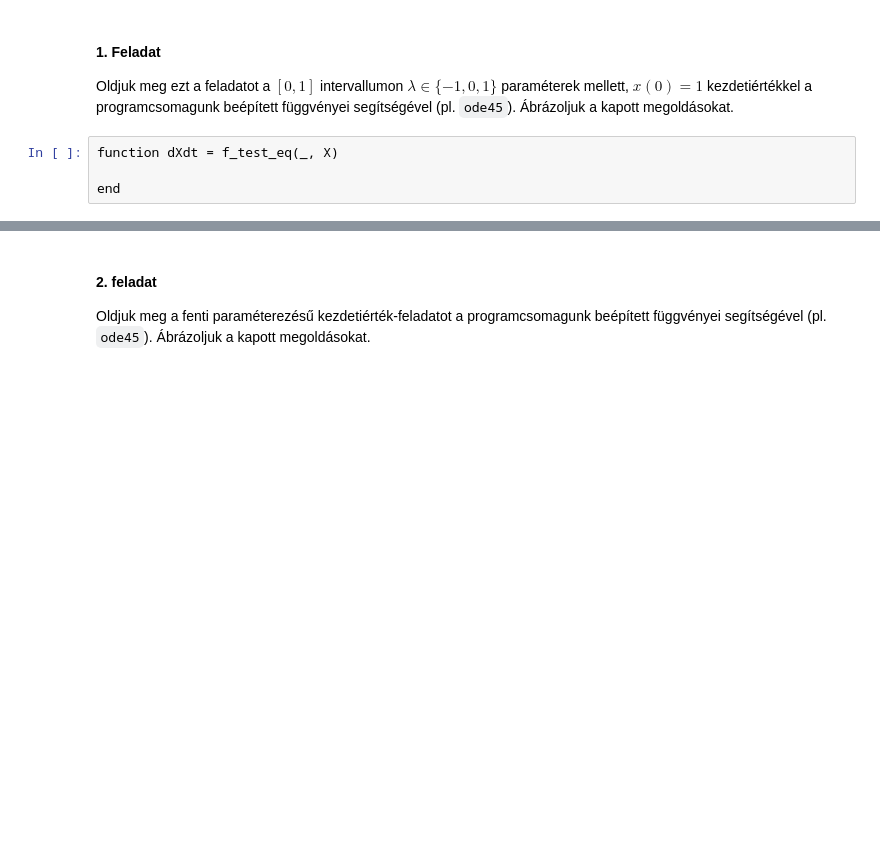
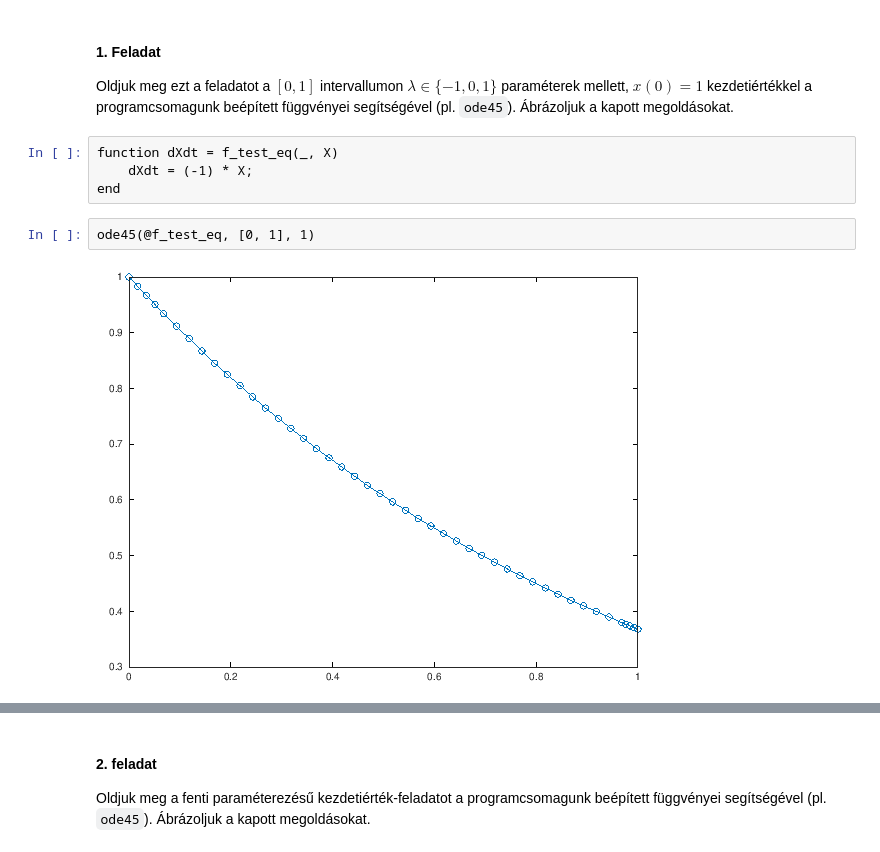
Before and after one commit to absurd-zipper/aaszm2, a Jupyter notebook: 5.feladatsor.ipynb, the cells around one changed output, grey strips where cells are left out. Saved outputs shown, nothing was run; the diff lists cells and outputs as text; blank space fills up the shorter version.

```diff
--- a/5.feladatsor.ipynb
+++ b/5.feladatsor.ipynb
@@ -18,5 +29,9 @@ ahol $\lambda \in \mathbb{C}$ paraméter.
 Oldjuk meg ezt a feladatot a $[0,1]$ intervallumon $\lambda \in \{-1, 0, 1\}$ paraméterek mellett, $x(0) = 1$ kezdetiértékkel a programcsomagunk beépített függvényei segítségével (pl. `ode45`). Ábrázoljuk a kapott megoldásokat.
 # %%
 function dXdt = f_test_eq(_, X)
-
+    dXdt = (-1) * X;
 end
+# %%
+ode45(@f_test_eq, [0, 1], 1)
+# %% [output]
+[figure, added]
```
Also changed, not shown: parts of 20 cells of this notebook.
